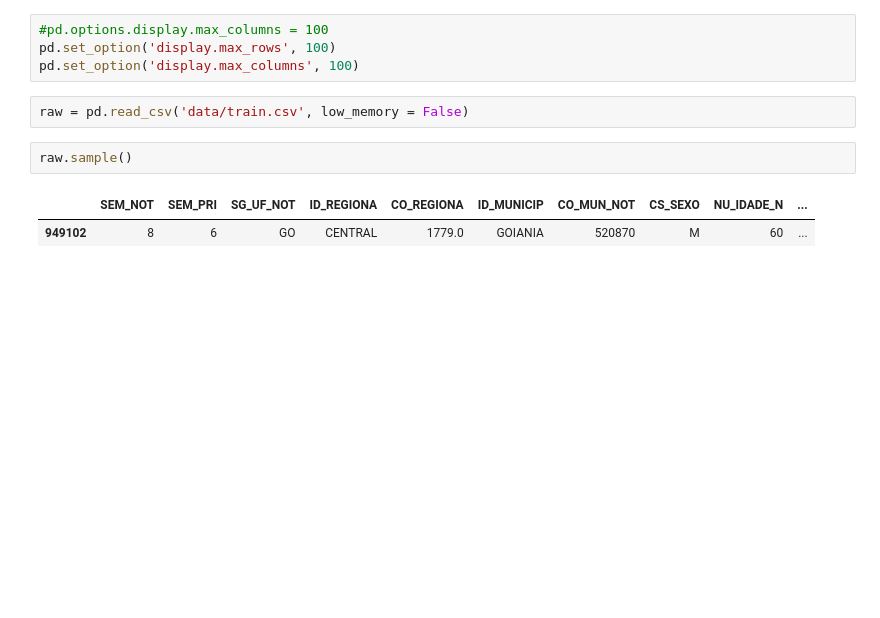
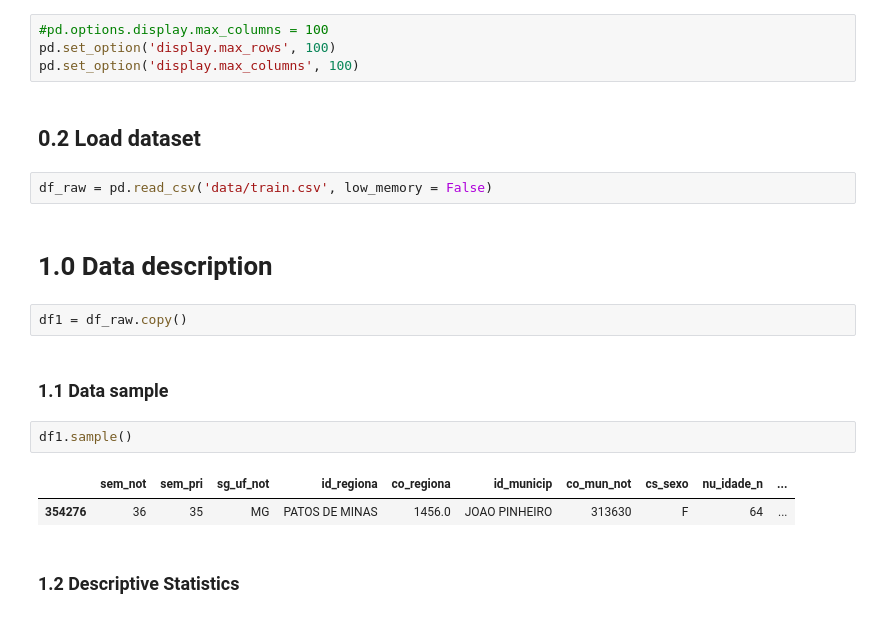
Before and after one commit to wilianuhlmann/olympiad_br_ml_kaggle_ensure_healthy, a Jupyter notebook: olympiad_br_kaggle.ipynb, the cells around one changed output. Drawn from its saved outputs; the diff is of its cells as text; blank space fills up the shorter version.

Commit message:
advanced exploring dataset

```diff
--- a/olympiad_br_kaggle.ipynb
+++ b/olympiad_br_kaggle.ipynb
@@ -646,11 +654,21 @@ import matplotlib.pyplot as plt
 #pd.options.display.max_columns = 100
 pd.set_option('display.max_rows', 100)
 pd.set_option('display.max_columns', 100)
+# %% [markdown]
+## 0.2 Load dataset
 # %%
-raw = pd.read_csv('data/train.csv', low_memory = False)
+df_raw = pd.read_csv('data/train.csv', low_memory = False)
+# %% [markdown]
+# 1.0 Data description
+# %%
+df1 = df_raw.copy()
+# %% [markdown]
+### 1.1 Data sample
 # %%
-raw.sample()
+df1.sample()
 # %% [output]
-|  | SEM_NOT | SEM_PRI | SG_UF_NOT | ID_REGIONA | CO_REGIONA | ID_MUNICIP | CO_MUN_NOT | CS_SEXO | NU_IDADE_N | ... |
-| 949102 | 8 | 6 | GO | CENTRAL | 1779.0 | GOIANIA | 520870 | M | 60 | ... |
+|  | sem_not | sem_pri | sg_uf_not | id_regiona | co_regiona | id_municip | co_mun_not | cs_sexo | nu_idade_n | ... |
+| 354276 | 36 | 35 | MG | PATOS DE MINAS | 1456.0 | JOAO PINHEIRO | 313630 | F | 64 | ... |
+# %% [markdown]
+### 1.2 Descriptive Statistics
 # %%
```
Also changed, not shown: parts of 14 cells of this notebook.
